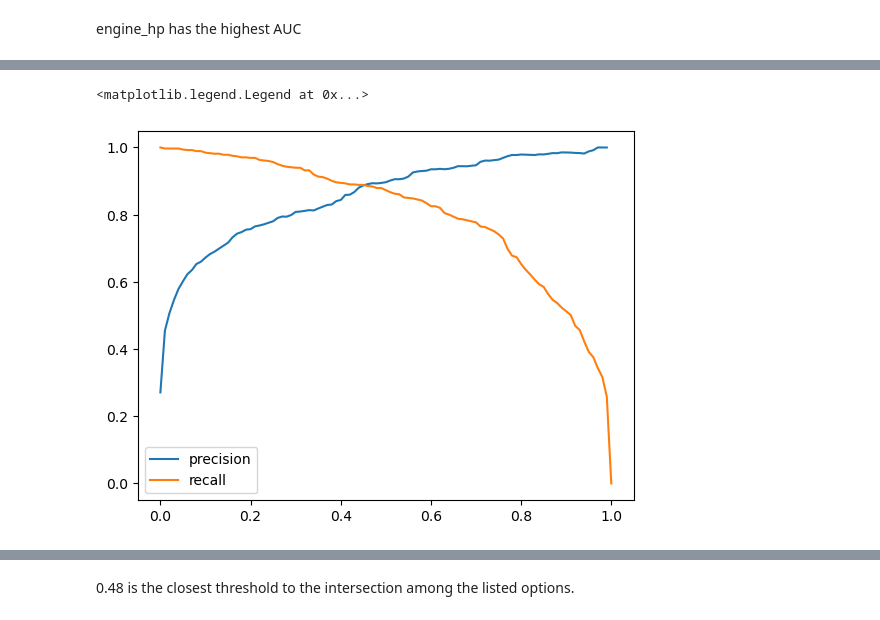
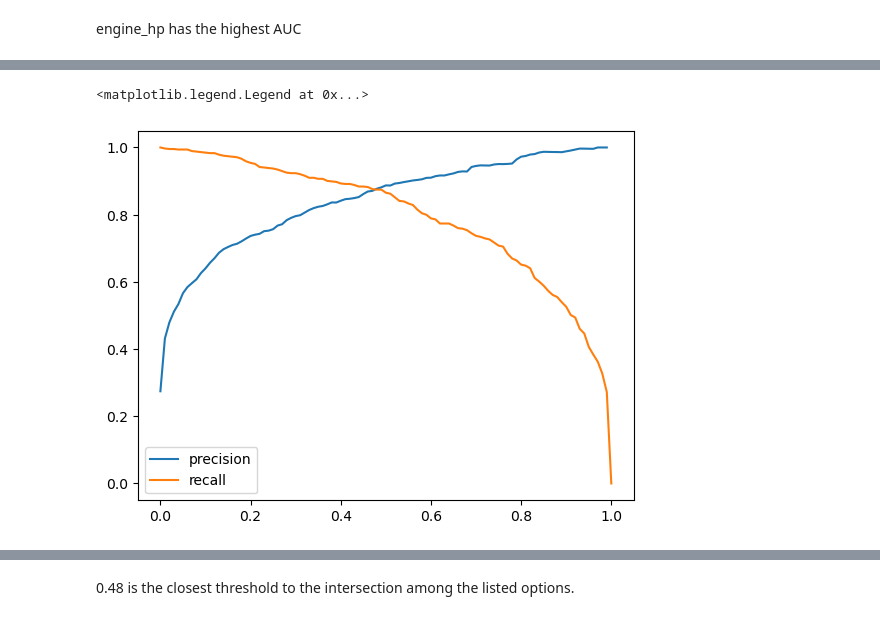
Before and after one commit to nordskova/ML-Zoomcamp-2023, a Jupyter notebook: homework_4_mlzoom.ipynb, the cells around one changed output, grey strips where cells are left out. Saved outputs shown, nothing was run; the diff lists cells and outputs as text; code cells hidden in the pictures.

```diff
--- a/homework_4_mlzoom.ipynb
+++ b/homework_4_mlzoom.ipynb
@@ -26,3 +21,20 @@ X_val, X_test, y_val, y_test = train_test_split(X_test_val, y_test_val, test_siz
+# %%
+SEED = 1
+
+X_full_train, X_test = train_test_split(df, test_size=0.2, random_state=SEED)
+X_train, X_val = train_test_split(X_full_train, test_size=0.25, random_state=SEED)
+
+X_train = X_train.reset_index(drop=True)
+X_val = X_val.reset_index(drop=True)
+X_test = X_test.reset_index(drop=True)
+
+y_train = X_train.above_average.values
+y_val = X_val.above_average.values
+y_test = X_test.above_average.values
+
+del X_train['above_average']
+del X_val['above_average']
+del X_test['above_average']
 # %%
 numerical = ['year', 'engine_hp', 'engine_cylinders', 'highway_mpg', 'city_mpg']
 categorical = ['model','make','transmission_type','vehicle_style']
@@ -42,14 +63,13 @@ city_mpg 0.67232674562278
 engine_hp has the highest AUC
 # %%
 train_dict = X_train.to_dict(orient='records')
-dv = DictVectorizer(sparse=False)
-dv.fit(train_dict)
-X_train1 = dv.transform(train_dict)
+dv = DictVectorizer()
+X_train = dv.fit_transform(train_dict)
 val_dict = X_val.to_dict(orient='records')
-X_val1 = dv.transform(val_dict)
+X_val = dv.transform(val_dict)
 # %%
 clf = LogisticRegression(solver='liblinear', C=1.0, max_iter=1000, random_state=SEED)
-clf.fit(X_train1,y_train)
-y_pred = clf.predict(X_val1)
+clf.fit(X_train,y_train)
+y_pred = clf.predict_proba(X_val)[:,1]
 print(round(metrics.roc_auc_score(y_val,y_pred),3))
 # %% [output]
@@ -57,5 +77,5 @@ print(round(metrics.roc_auc_score(y_val,y_pred),3))
 # %%
-y_pred = clf.predict_proba(X_val1)[:, 1]
+y_pred = clf.predict_proba(X_val)[:, 1]
 thresholds = np.linspace(0, 1, 101)
 
 scores = []
@@ -71,34 +91,35 @@ plt.plot(thresholds, scores)
 # %%
-y_pred = clf.predict_proba(X_val1)[:, 1]
+y_pred = clf.predict_proba(X_val)[:, 1]
 
 scores = []
 
 thresholds = np.linspace(0, 1, 101)
 
 for t in thresholds:
     actual_positive = (y_val == 1)
     actual_negative = (y_val == 0)
 
     predict_positive = (y_pred >= t)
     predict_negative = (y_pred < t)
 
     tp = (predict_positive & actual_positive).sum()
     tn = (predict_negative & actual_negative).sum()
 
     fp = (predict_positive & actual_negative).sum()
     fn = (predict_negative & actual_positive).sum()
 
     scores.append((t, tp, fp, fn, tn))
 
 columns = ['threshold', 'tp', 'fp', 'fn', 'tn']
 df_scores = pd.DataFrame(scores, columns=columns)
 
 df_scores['precision'] = df_scores.tp / (df_scores.tp + df_scores.fp)
 df_scores['recall'] = df_scores.tp / (df_scores.tp + df_scores.fn)
 
 plt.plot(df_scores.threshold, df_scores['precision'], label='precision')
 plt.plot(df_scores.threshold, df_scores['recall'], label='recall')
+
 plt.legend()
 # %% [output]
 <matplotlib.legend.Legend at 0x...>
-[figure, old version]
+[figure, new version]
```
Also changed, not shown: parts of 11 cells of this notebook.
